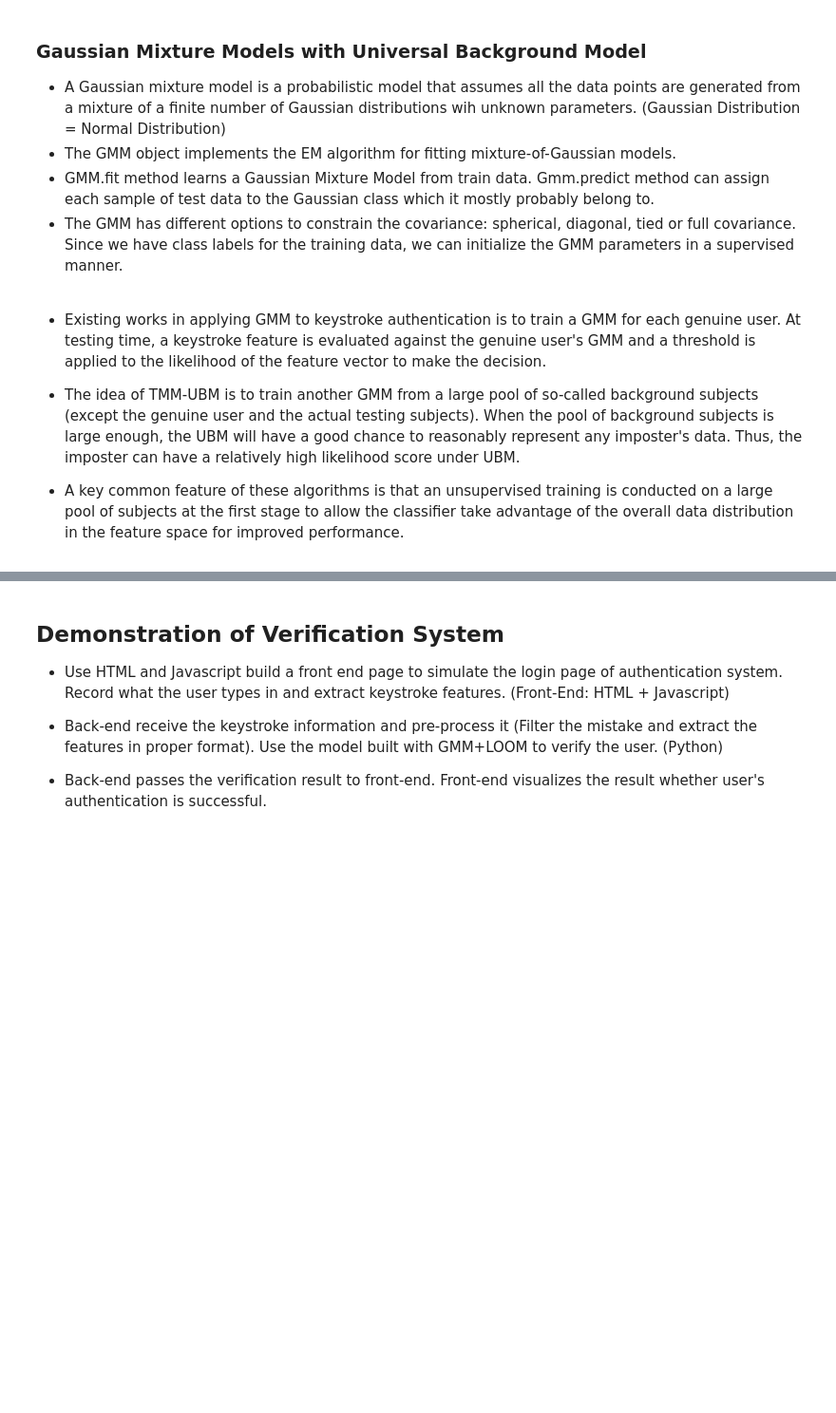
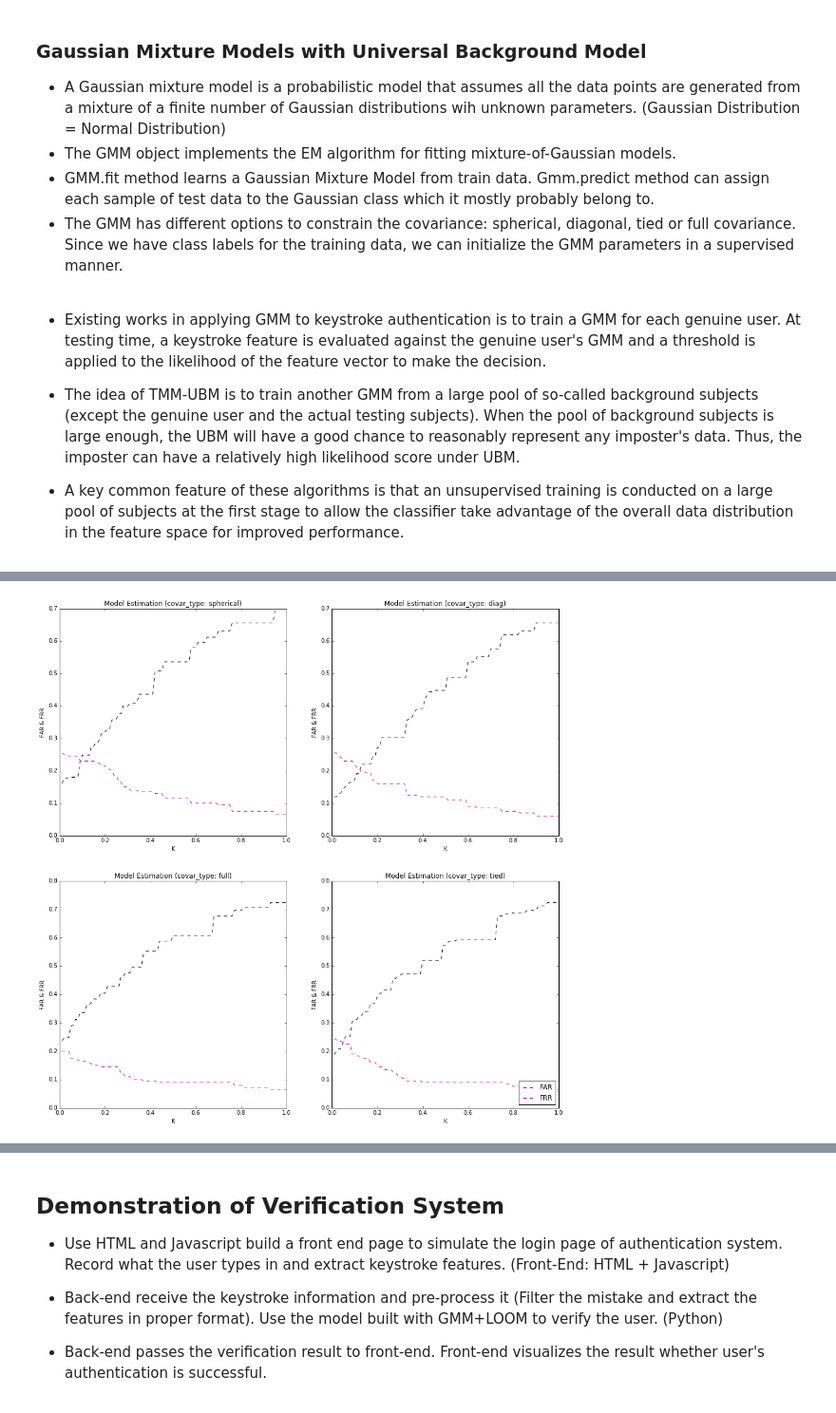
Before and after one commit to pysherlock/KeystrokeWeb, a Jupyter notebook: Demo.ipynb, the cells around one changed output, grey strips where cells are left out. Shown: that part at 95% size. Saved outputs shown, nothing was run; the diff lists cells and outputs as text; code cells hidden in the pictures; blank space fills up the shorter version.

```diff
--- a/Demo.ipynb
+++ b/Demo.ipynb
@@ -56,0 +54,9 @@ subject,sessionIndex,rep,H.period,DD.period.t,UD.period.t,H.t,DD.t.i,UD.t.i,H.i,
+# %%
+imposter = np.array([data_user[i][0:5] for i in range(0,51)]);
+print data_user[0]
+print imposter.shape;
+imposter_targets = imposter[:, :, 0];
+print imposter_targets.shape;
+imposter_features = imposter[:, :, 3:];
+print imposter_features.shape;
+# print np.concatenate((imposter_features[0:1], imposter_features[2:51])).reshape(250, 28);
@@ -339,0 +370,74 @@ plt.legend(loc = 'lower right');
+# %%
+import random
+
+
+for index_user in range(0, 51):
+    trainTarget, trainSet, testTarget, testSet = pre_process(data_user[index_user], 2, True);
+    imposterSet = np.concatenate((imposter_features[0:index_user], imposter_features[index_user+1:])).reshape(250, 28)
+
+    # feature_user = np.concatenate((train_feature_user, test_feature_user), axis=0);
+    # genuine_index = [random.randrange(0, len(feature_user), 3) for i in range(200)];
+    # genuine_user = np.array([feature_user[i] for i in genuine_index]);
+    # print "Size of train set: ", len(feature_user);
+    # print train_target_user;
+
+    genuine_user = np.array(testSet);
+    imposter_user = imposterSet;
+
+    # Grid search on K and n_components (Implemented by myself)
+    for num_components in range(1, 51):
+        print "Num_components: ", num_components;
+        profiles = dict((covar_type, GMM(n_components=num_components, covariance_type=covar_type,
+                                         init_params='wc', n_iter=20)) for covar_type in covariances);
+
+        loo = cross_validation.LeaveOneOut(len(trainSet));
+
+        plt.figure(figsize=(16,16));
+
+        for index, (name, model) in enumerate(profiles.items()):
+            Scores = [];
+            print model;
+            for train_index, test_index in loo:
+                train, test = trainSet[train_index], train_Set[test_index];
+                model.fit(train);
+                Scores.append(model.score(test));
+
+            model.fit(train_feature_user);
+            print "Size of train set: ", len(train_feature_user);
+            Scores = np.array(Scores).ravel();
+            mean = np.mean(Scores);
+            std = np.std(Scores);
+            print "mean: ", mean, " std: ", std;
+
+            #Evalutation of the model
+            FAR, FRR = [], [];
+            K = [float(i)/100 for i in range(1, 201)];
+
+            for k_index in range(100):
+                Seq = [Scores[j] for j in range(len(Scores)) if abs(Scores[j] - mean) < K[k_index]*std];
+                if(not Seq):
+                    threshold_user = mean - K[k_index]*std;
+                else:
+                    threshold_user = min(Seq);
+
+                reject, accept = 0, 0;
+                for i in range(len(imposter_user)):
+                    if(model.score(imposter_user[i].reshape(1,-1)) >= threshold_user):
+                        accept = accept+1;
+
+                for i in range(len(genuine_user)):
+                    if(model.score(genuine_user[i].reshape(1,-1)) < threshold_user):
+                        reject = reject+1;
+
+                FAR.append(float(accept)/250.0);
+                FRR.append(float(reject)/200.0);
+
+            plt.subplot(2, 2, index+1); #subplot(nrows, ncols, plot_number)
+            plt.plot(K, FAR, '--k', label = "FAR");
+            plt.plot(K, FRR, '--m', label = "FRR");
+            plt.xlabel("K");
+            plt.ylabel("FAR & FRR");
+            plt.title("Model Estimation (covar_type: " + name + ")");
+
+        plt.legend(loc='lower right');## What's the legend function's meaning
+# %% [output]
@@ -340,3 +461,4 @@ plt.legend(loc = 'lower right');
+[figure, added]
 # %%
 import random
 
```
Also changed, not shown: parts of 10 cells of this notebook.
